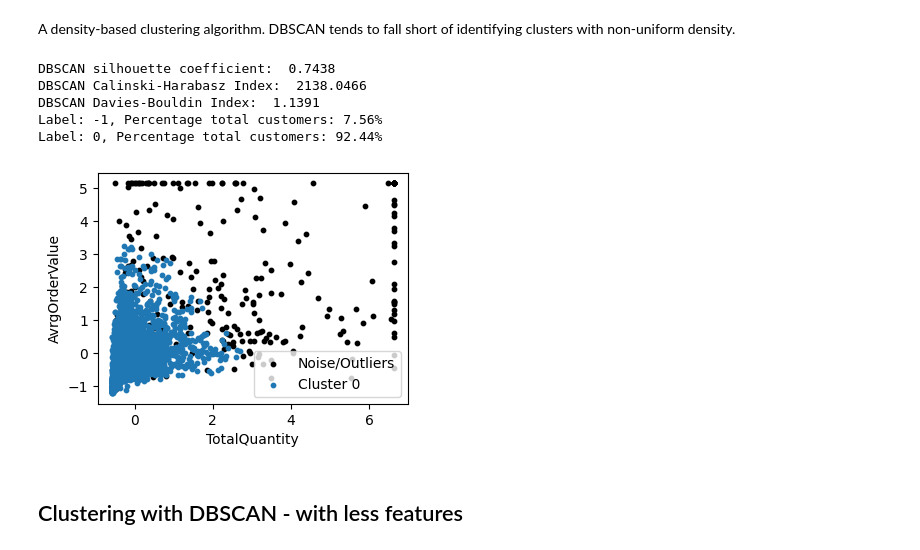
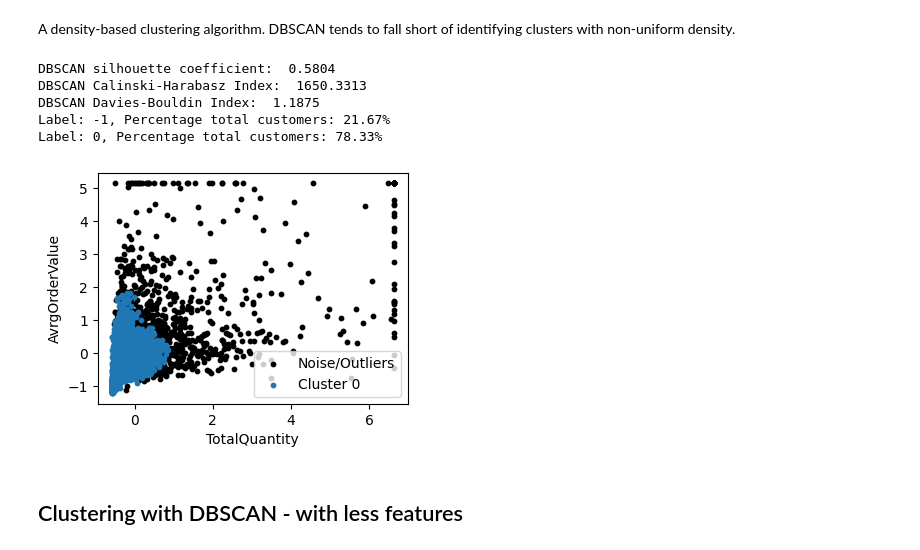
Before and after one commit to dimitsagk/ClientClustering_InventoryForecast, a Jupyter notebook: notebooks/03_ClientClustering_ML-notebook.ipynb, the cells around one changed output. Drawn from its saved outputs; the diff is of its cells as text; code cells hidden in the pictures.

```diff
--- a/notebooks/03_ClientClustering_ML-notebook.ipynb
+++ b/notebooks/03_ClientClustering_ML-notebook.ipynb
@@ -179,11 +180,13 @@ Helpful aricle:
 https://developers.google.com/machine-learning/data-prep/transform/normalization#:~:text=Z%2Dscore%20is%20a%20variation,extreme%20that%20you%20need%20clipping.
 # %%
 # scaling within a range, updating the Quantity and accordingly the TotalPrice
-df_fltrd.loc[df_fltrd.InvoiceNo.isin(['581483','541431']),'Quantity'] = df_fltrd.Quantity.sort_values(ascending=False).values[2]
-df_fltrd.loc[df_fltrd.InvoiceNo.isin(['581483','541431']),'TotalPrice'] = df_fltrd.Quantity * df_fltrd.UnitPrice
+df_fltrd_sc = df_fltrd.copy()
+
+df_fltrd_sc.loc[df_fltrd_sc.InvoiceNo.isin(['581483','541431']),'Quantity'] = df_fltrd_sc.Quantity.sort_values(ascending=False).values[2]
+df_fltrd_sc.loc[df_fltrd_sc.InvoiceNo.isin(['581483','541431']),'TotalPrice'] = df_fltrd_sc.Quantity * df_fltrd_sc.UnitPrice
 # %%
 # Creating the updated customer dataframe
-cust_norm = feat_eng(df_fltrd)
+cust_norm = feat_eng(df_fltrd_sc)
 # %%
 plt.figure(figsize=(4, 3))
 sns.scatterplot(data=cust_norm, x='TotalQuantity', y='AvrgOrderValue')
@@ -379,17 +417,17 @@ Label: 1, Percentage total customers: 0.71%
 # %% [markdown]
 A density-based clustering algorithm. DBSCAN tends to fall short of identifying clusters with non-uniform density.
 # %%
-# Training DBSCAN model, eps=0.5, min_samples=10, using function defined in the functions.py
-cust_dbscan = dbscan_model(cust_norm_clip_stndrd, 0.5, 10)
+# Training DBSCAN model, eps value, min_samples value, using function defined in the functions.py
+cust_dbscan = dbscan_model(cust_norm_clip_stndrd, 0.2, 10)
 
 scatter_plot(cust_dbscan[['TotalQuantity','AvrgOrderValue']], cust_dbscan['dbscan_labels'])
 # %% [output]
-DBSCAN silhouette coefficient:  0.7438
-DBSCAN Calinski-Harabasz Index:  2138.0466
-DBSCAN Davies-Bouldin Index:  1.1391
-Label: -1, Percentage total customers: 7.56%
-Label: 0, Percentage total customers: 92.44%
+DBSCAN silhouette coefficient:  0.5804
+DBSCAN Calinski-Harabasz Index:  1650.3313
+DBSCAN Davies-Bouldin Index:  1.1875
+Label: -1, Percentage total customers: 21.67%
+Label: 0, Percentage total customers: 78.33%
-[figure, old version]
+[figure, new version]
 # %% [markdown]
 ## Clustering with DBSCAN - with less features
 # %% [markdown]
```
Also changed, not shown: parts of 57 cells of this notebook.
